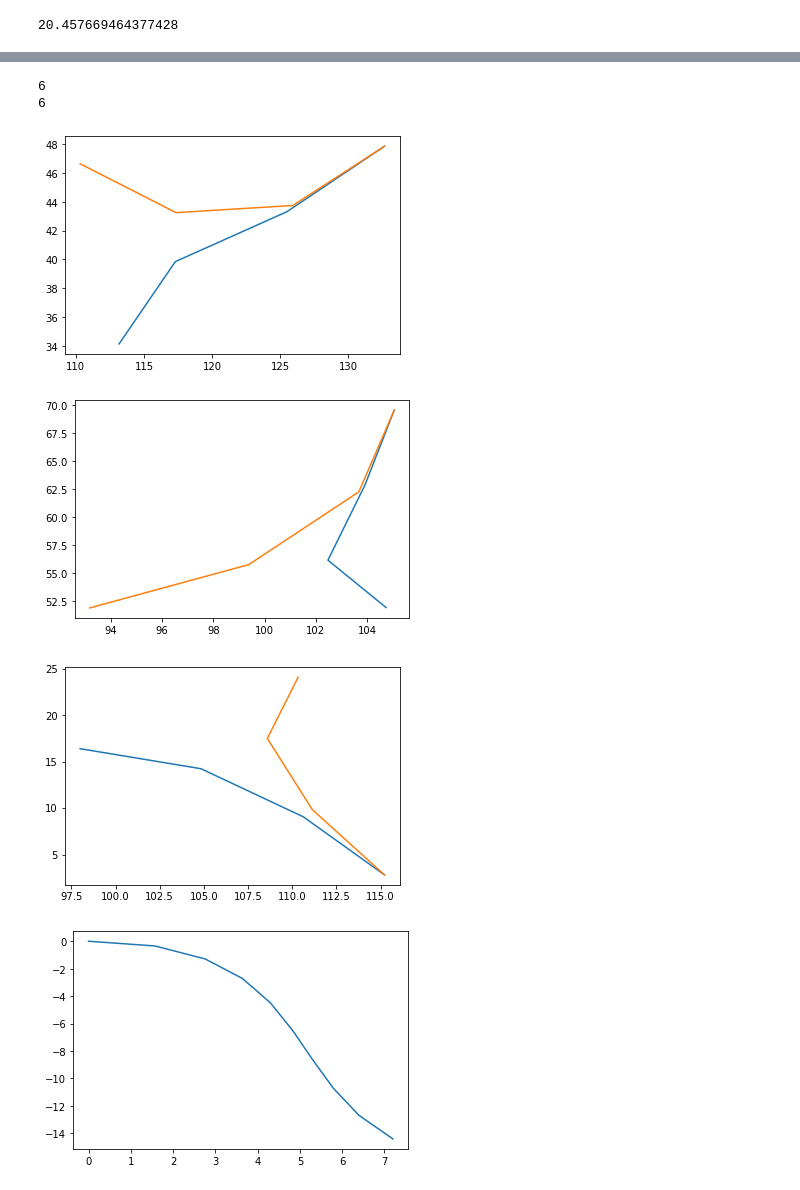
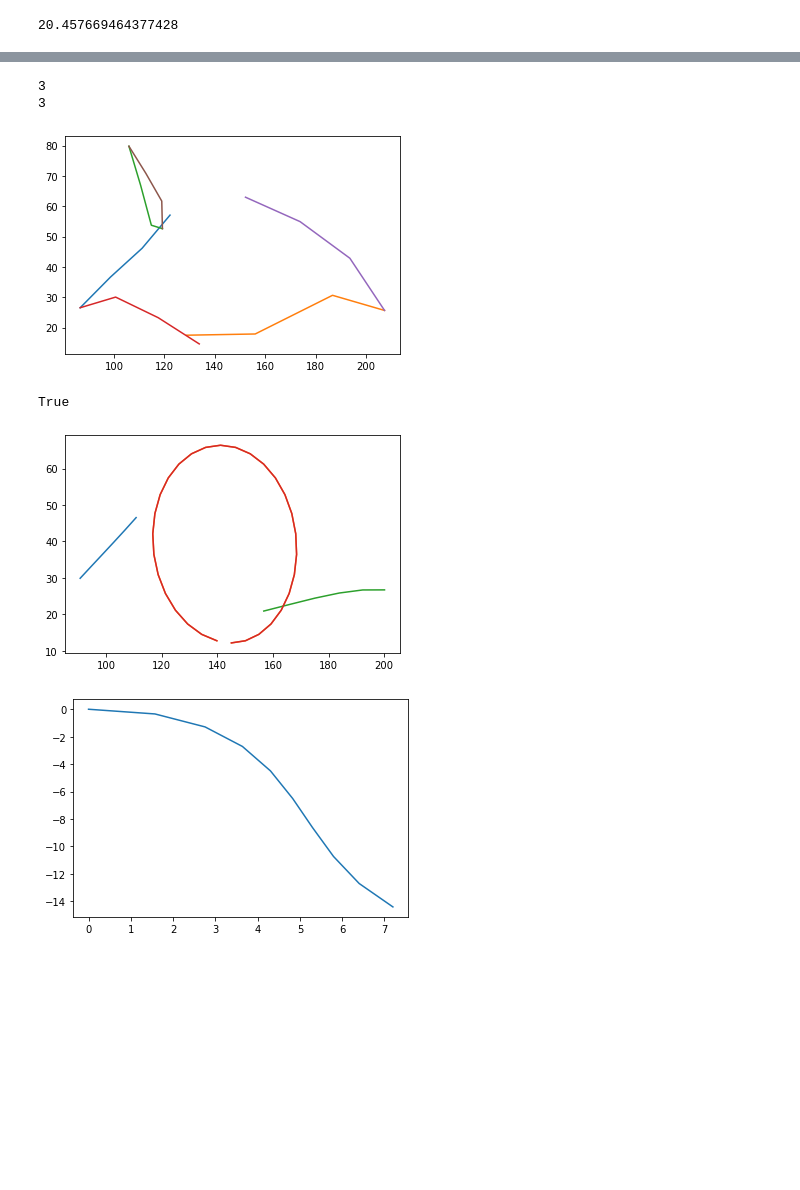
Before and after one commit to AugmentedDesignLab/junction-art, a Jupyter notebook: data generation.ipynb, the cells around one changed output, grey strips where cells are left out. Saved outputs shown, nothing was run; the diff lists cells and outputs as text; code cells hidden in the pictures; blank space fills up the shorter version.

Commit message:
Interesting result for 2 way roundabous

```diff
--- a/data generation.ipynb
+++ b/data generation.ipynb
@@ -65,7 +68,10 @@ def getCoeffs(roundabout):
     return coeffs, isIncoming
 
 def is_intersect(roundabout, nPoints = 10):
-    coeffs, _ = getCoeffs(roundabout)
+    coeffs, isIncoming = getCoeffs(roundabout)
+    for i in range(len(coeffs)):
+        if isIntersectWithCircle(roundabout, coeffs[i], isIncoming[i], nPoints):
+            return True
     for i in range(len(coeffs)):
         for j in range(i + 1, len(coeffs)):
             if find_intersection_point_by_coeffs(coeffs[i], coeffs[j], nPoints):
@@ -112,11 +118,25 @@ def find_intersection_point_by_coeffs(coeffs1, coeffs2, nPoints=10):
     points2 = [(x2[i], y2[i]) for i in range(len(x2))]
     line1 = LineString(points1[1:len(points1) -1])
     line2 = LineString(points2[1:len(points2) - 1])
+    # plt.plot(*line1.xy)
+    # plt.plot(*line2.xy)
     # if line1.intersects(line2):
     #     plt.plot(x1, y1)
     #     plt.plot(x2, y2)
     #     plt.show()
+
     return line1.intersects(line2)
+
+def isIntersectWithCircle(roundabout, coeffs1, isIncoming, nPoints=10):
+    u_coeffs1, v_coeffs1 = coeffs1
+    x1, y1 = get_coordinate_wrt_origin(u_coeffs1, v_coeffs1, nPoints)
+    points1 = [(x1[i], y1[i]) for i in range(len(x1))]
+
+    line1 = LineString(points1[3:len(points1) -1]) if isIncoming else LineString(points1[1:len(points1) -3])
+    circle = LineString([(point.x, point.y) for point in roundabout.circularRoadStartPoints])
+    plt.plot(*line1.xy)
+    plt.plot(*circle.xy)
+    return line1.intersects(circle)
 
 
 def find_intersection_point(u_coefs, v_coefs):
@@ -150,6 +170,6 @@ score(r3s[8])
 [figure]
 20.457669464377428
 # %%
-for roundabout in r3s:
-    print(score(roundabout))
-    showRoundabout(roundabout)
+# for roundabout in r3s:
+#     print(score(roundabout))
+#     showRoundabout(roundabout)
@@ -195,26 +193,28 @@ plt.show()
 # %%
-roundabout = r3s[8]
+# roundabout = r3s[8]
 print(len(roundabout.incomingConnectionRoads))
 print(len(roundabout.outgoingConnectionRoads))
 for i in range(len(roundabout.incomingConnectionRoads)):
     connectionRoad = roundabout.incomingConnectionRoads[i]
     x, y = getTransformedPoints(connectionRoad)
-    if i % 2 == 0:
-        plt.plot(x, y)
+    plt.plot(x, y)
+
+
+for i in range(len(roundabout.outgoingConnectionRoads)):
     connectionRoad = roundabout.outgoingConnectionRoads[i]
     x, y = getTransformedPoints(connectionRoad)
-    if i % 2 == 0:
-        plt.plot(x, y)
-    if i % 2 == 0:
-        plt.show()
+    plt.plot(x, y)
 
-# for i in range(len(roundabout.outgoingConnectionRoads)):
+
+plt.show()
+print(is_intersect(roundabout))
+plt.show()
 # %% [output]
-6
-6
+3
+3
-[figure, old version]
+[figure, new version]
+True
-[figure, old version]
+[figure, new version]
-[figure, removed]
 # %%
 def calculate_parametric_cubic_equation(points):
     t = symbols('t')
```
Also changed, not shown: parts of 11 cells of this notebook, 7 other files.
